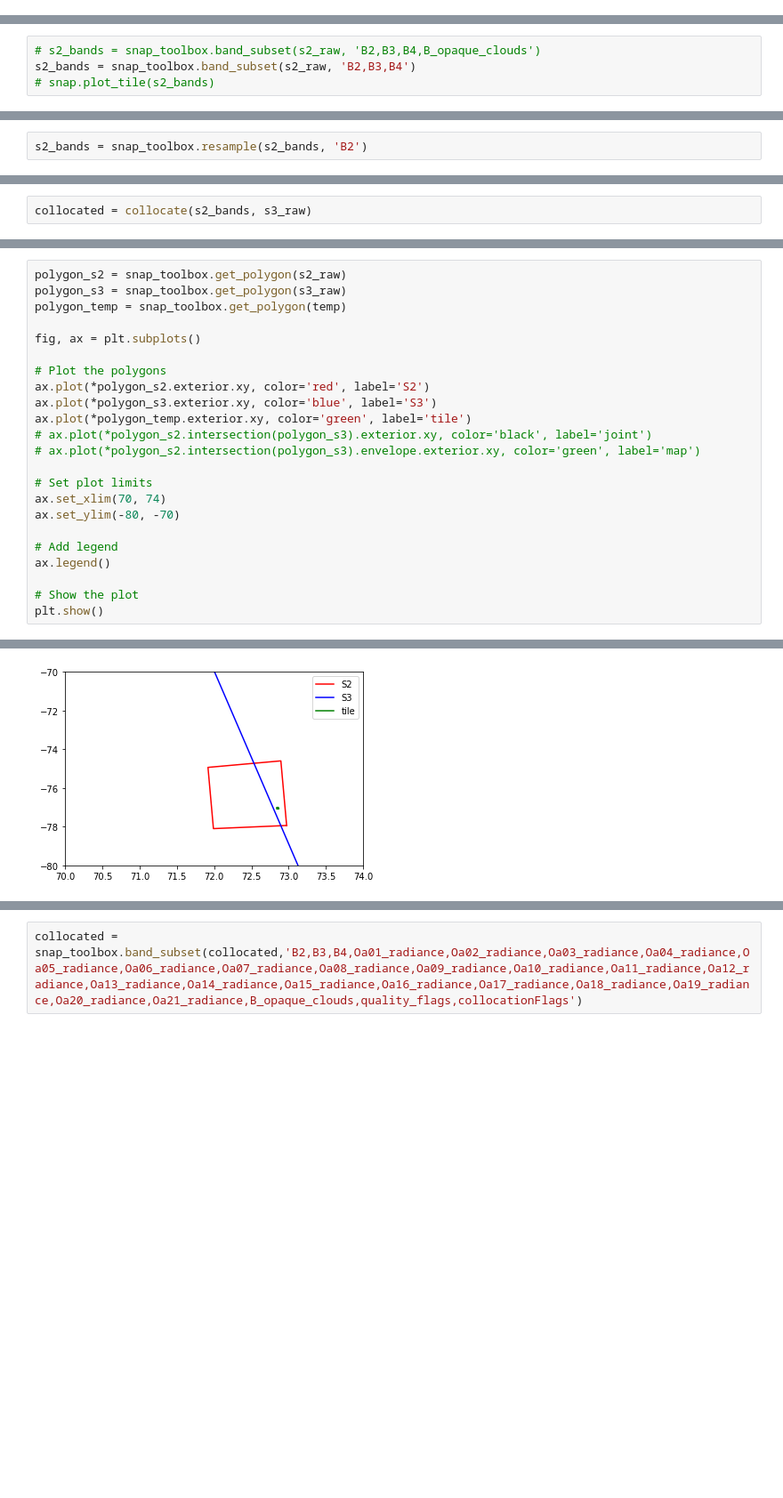
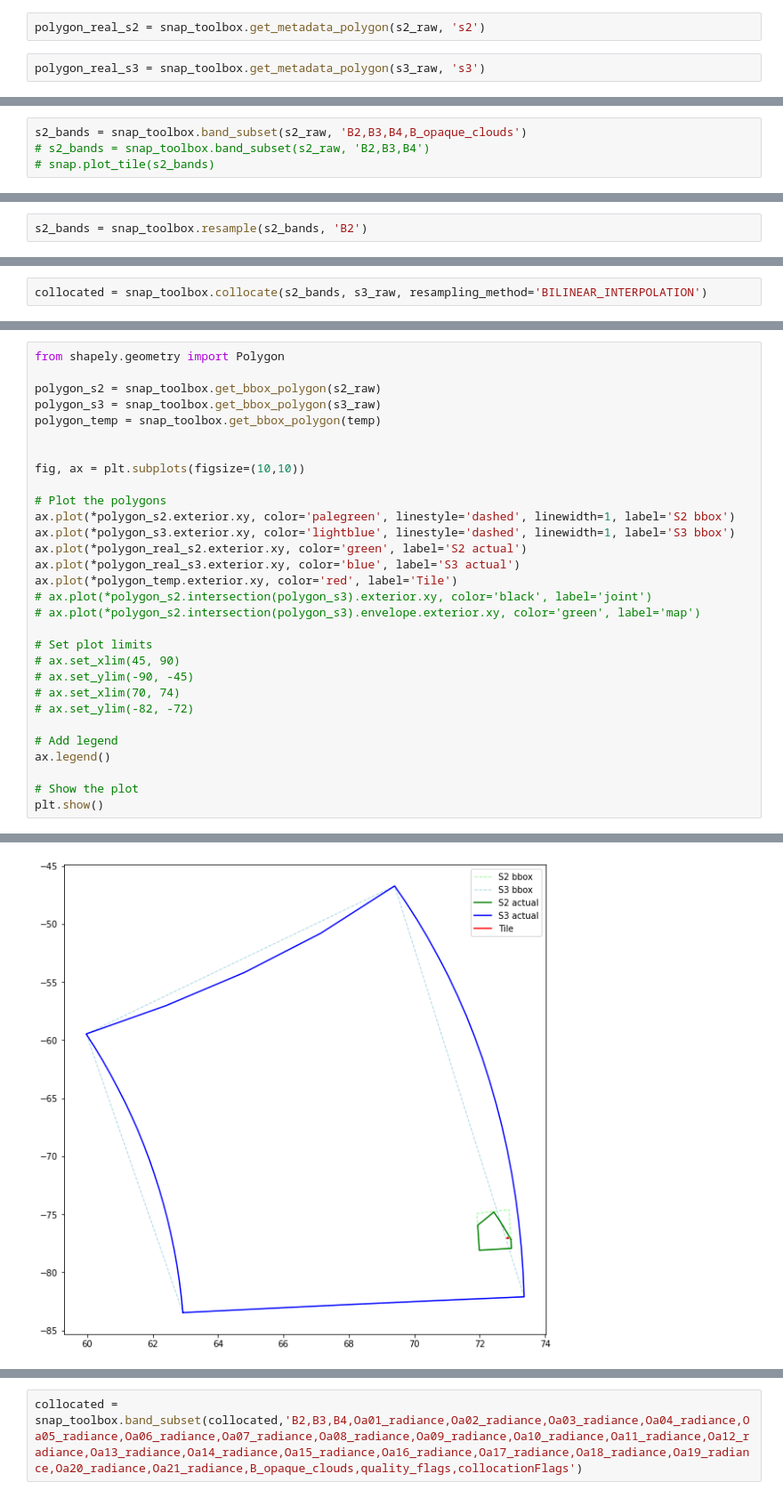
Before and after one commit to ucabcbo/ARISGAN, a Jupyter notebook: preprocessing/snap.ipynb, the cells around one changed output, grey strips where cells are left out. Shown: that part at 89% size. Drawn from its saved outputs; the diff is of its cells as text; blank space fills up the shorter version.

```diff
--- a/preprocessing/snap.ipynb
+++ b/preprocessing/snap.ipynb
@@ -88,3 +98,7 @@ img_pairs_inventory.loc[PAIR_INDEX, 'possible overlap'] = overlap
+# %%
+polygon_real_s2 = snap_toolbox.get_metadata_polygon(s2_raw, 's2')
+# %%
+polygon_real_s3 = snap_toolbox.get_metadata_polygon(s3_raw, 's3')
 # %%
 ### Do all following only if overlap == 1.0
 
@@ -114,6 +126,6 @@ snap_toolbox.plot_s3_tile(s3_raw)
 # %%
-# s2_bands = snap_toolbox.band_subset(s2_raw, 'B2,B3,B4,B_opaque_clouds')
-s2_bands = snap_toolbox.band_subset(s2_raw, 'B2,B3,B4')
+s2_bands = snap_toolbox.band_subset(s2_raw, 'B2,B3,B4,B_opaque_clouds')
+# s2_bands = snap_toolbox.band_subset(s2_raw, 'B2,B3,B4')
 # snap.plot_tile(s2_bands)
 # %%
 
@@ -147,2 +136,2 @@ def collocate(master, slave, resampling_method='NEAREST_NEIGHBOUR', rename=False
 # %%
-collocated = collocate(s2_bands, s3_raw)
+collocated = snap_toolbox.collocate(s2_bands, s3_raw, resampling_method='BILINEAR_INTERPOLATION')
@@ -157,22 +149,29 @@ snap_toolbox.plot_s3_tile(temp)
 # %% [output]
 [figure]
 # %%
-polygon_s2 = snap_toolbox.get_polygon(s2_raw)
-polygon_s3 = snap_toolbox.get_polygon(s3_raw)
-polygon_temp = snap_toolbox.get_polygon(temp)
+from shapely.geometry import Polygon
 
-fig, ax = plt.subplots()
+polygon_s2 = snap_toolbox.get_bbox_polygon(s2_raw)
+polygon_s3 = snap_toolbox.get_bbox_polygon(s3_raw)
+polygon_temp = snap_toolbox.get_bbox_polygon(temp)
+
+
+fig, ax = plt.subplots(figsize=(10,10))
 
 # Plot the polygons
-ax.plot(*polygon_s2.exterior.xy, color='red', label='S2')
-ax.plot(*polygon_s3.exterior.xy, color='blue', label='S3')
-ax.plot(*polygon_temp.exterior.xy, color='green', label='tile')
+ax.plot(*polygon_s2.exterior.xy, color='palegreen', linestyle='dashed', linewidth=1, label='S2 bbox')
+ax.plot(*polygon_s3.exterior.xy, color='lightblue', linestyle='dashed', linewidth=1, label='S3 bbox')
+ax.plot(*polygon_real_s2.exterior.xy, color='green', label='S2 actual')
+ax.plot(*polygon_real_s3.exterior.xy, color='blue', label='S3 actual')
+ax.plot(*polygon_temp.exterior.xy, color='red', label='Tile')
 # ax.plot(*polygon_s2.intersection(polygon_s3).exterior.xy, color='black', label='joint')
 # ax.plot(*polygon_s2.intersection(polygon_s3).envelope.exterior.xy, color='green', label='map')
 
 # Set plot limits
-ax.set_xlim(70, 74)
-ax.set_ylim(-80, -70)
+# ax.set_xlim(45, 90)
+# ax.set_ylim(-90, -45)
+# ax.set_xlim(70, 74)
+# ax.set_ylim(-82, -72)
 
 # Add legend
 ax.legend()
@@ -189,2 +182,2 @@ Largest Rectangle Coordinates:
-[figure, old version]
+[figure, new version]
 # %%
```
Also changed, not shown: parts of 14 cells of this notebook, 4 other files.
